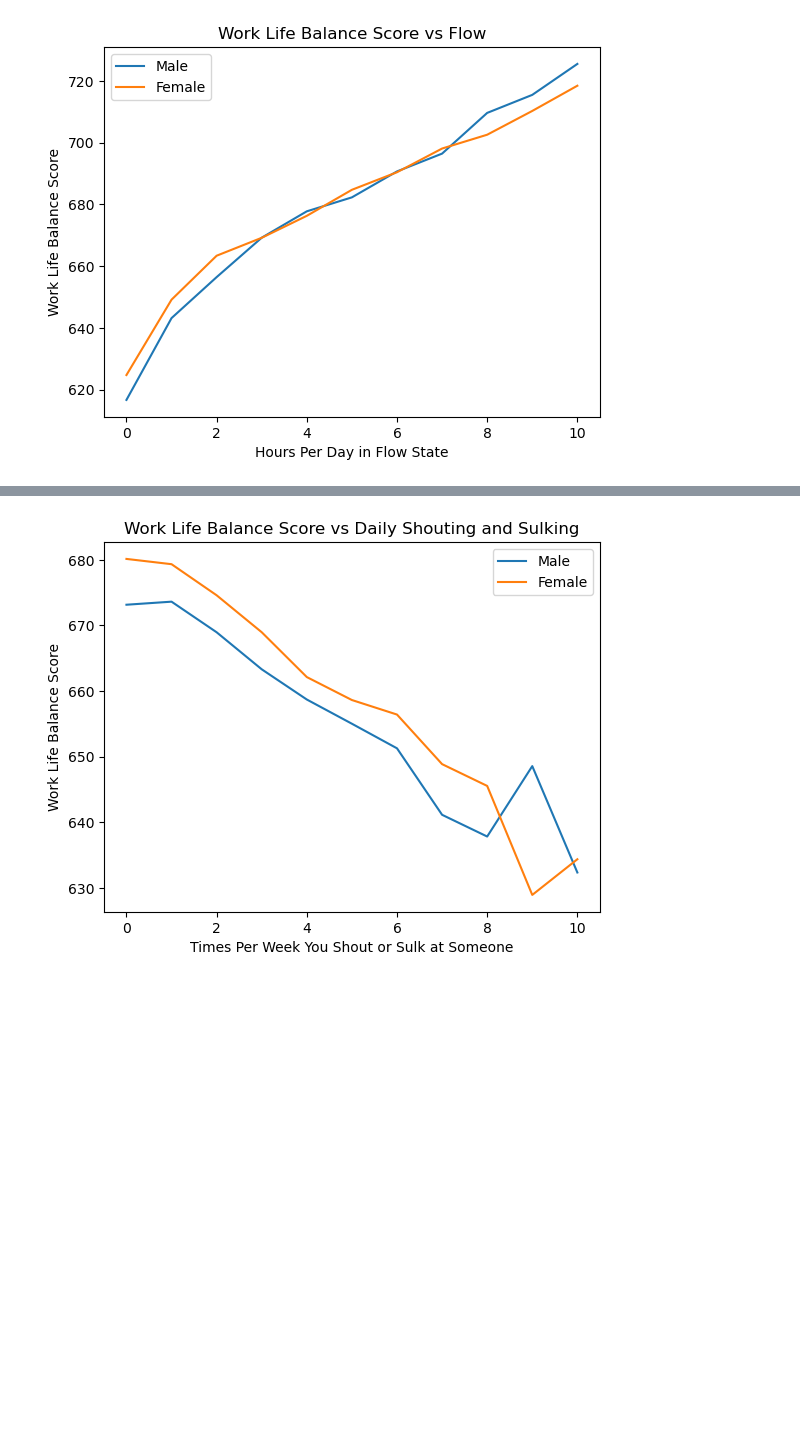
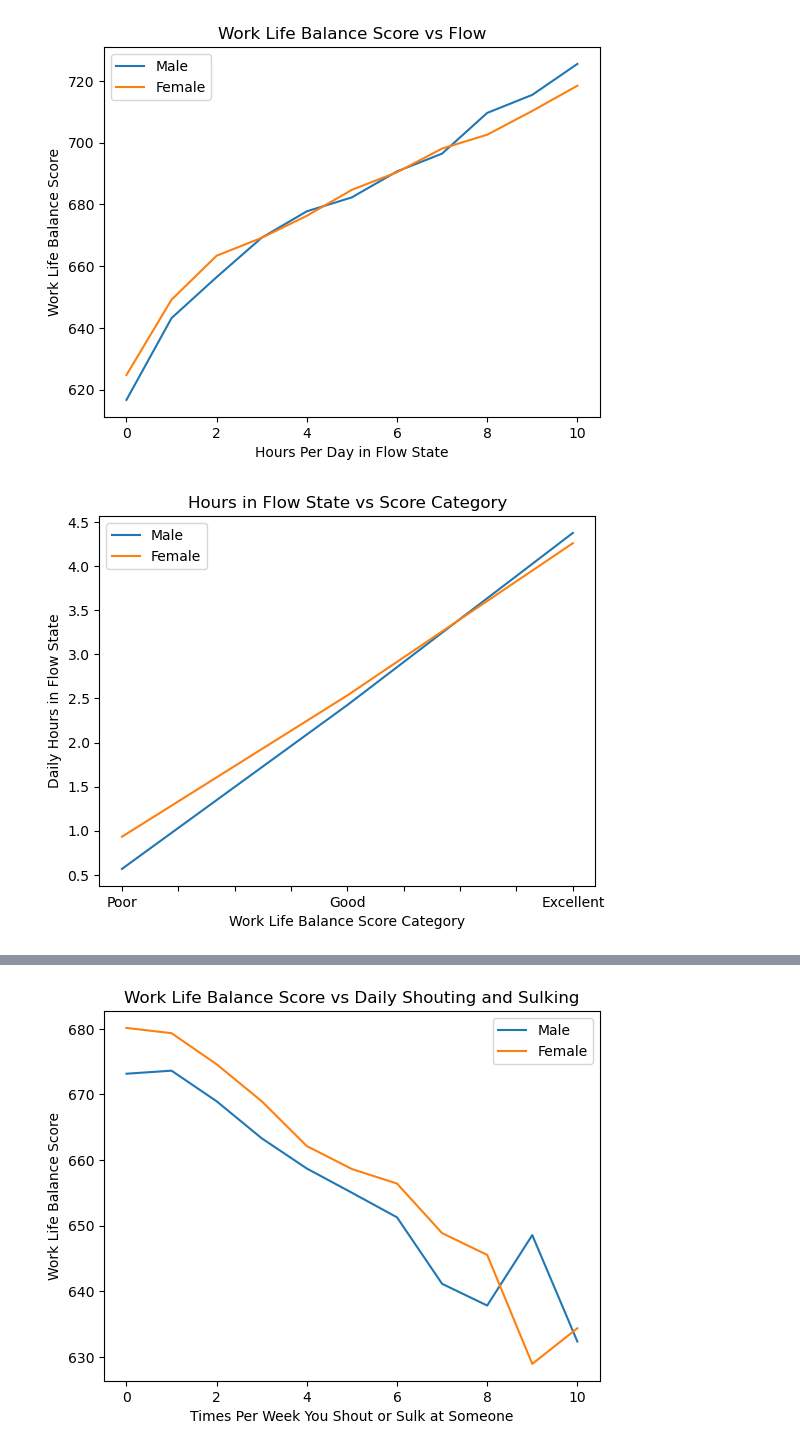
Before and after one commit to jenna-mk/Project_1, a Jupyter notebook: healthy_mind_analysis.ipynb, the cells around one changed output, grey strips where cells are left out. Drawn from its saved outputs; the diff is of its cells as text; code cells hidden in the pictures; blank space fills up the shorter version.

```diff
--- a/healthy_mind_analysis.ipynb
+++ b/healthy_mind_analysis.ipynb
@@ -171,3 +255,16 @@ plt.legend(loc='best')
 plt.show()
 # %% [output]
 [figure]
+# %%
+# Plot flow vs work life category score bin
+male_flow_mean.plot(label='Male')
+female_flow_mean.plot(label='Female')
+
+# Create x and y labels and title
+plt.xlabel('Work Life Balance Score Category')
+plt.ylabel('Daily Hours in Flow State')
+plt.title('Hours in Flow State vs Score Category')
+plt.legend(loc='best')
+plt.show()
+# %% [output]
+[figure, added]
```
Also changed, not shown: parts of 15 cells of this notebook, 3 other files.
